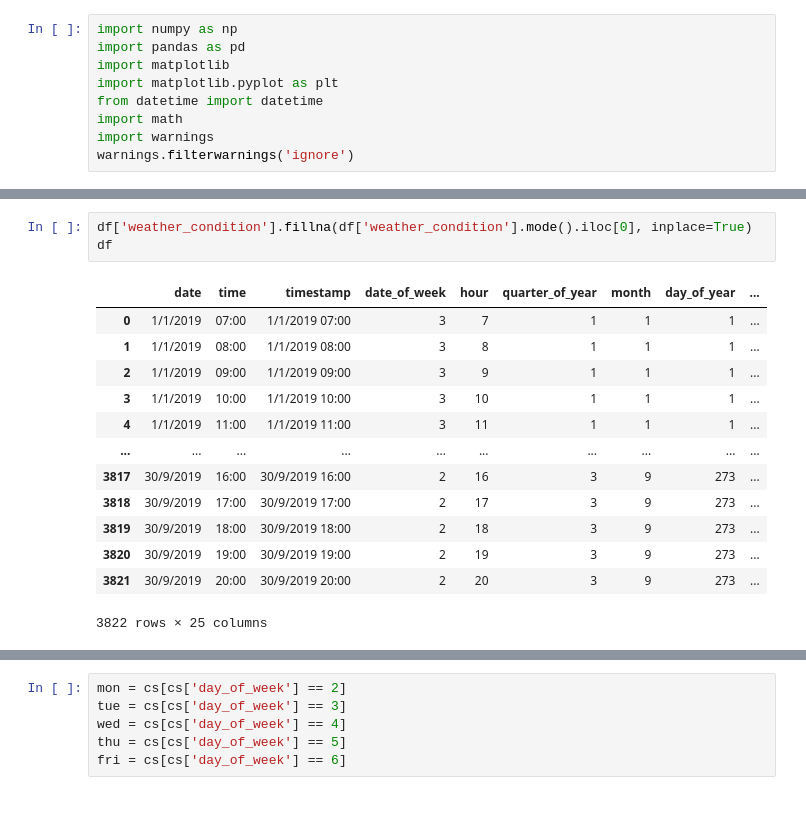
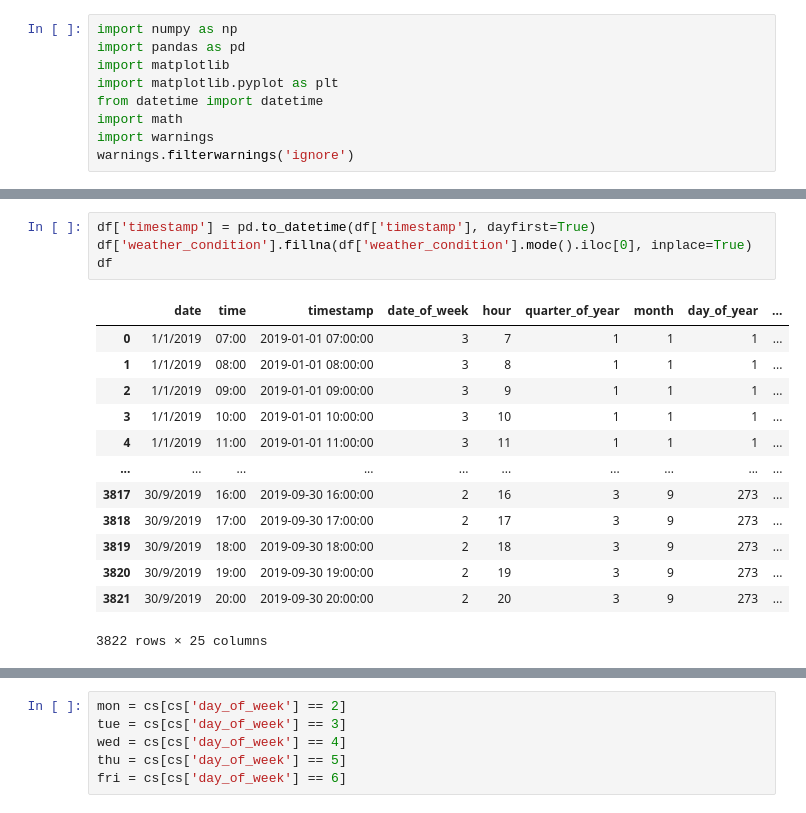
Before and after one commit to winnpm/ha-mo_data_visualization, a Jupyter notebook: Final Models.ipynb, the cells around one changed output, grey strips where cells are left out. Drawn from its saved outputs; the diff is of its cells as text.

```diff
--- a/Final Models.ipynb
+++ b/Final Models.ipynb
@@ -15,19 +31,20 @@ FileNotFoundError: [Errno 2] File data_for_ml_v5.csv does not exist: 'data_for_m
 # %%
+df['timestamp'] = pd.to_datetime(df['timestamp'], dayfirst=True)
 df['weather_condition'].fillna(df['weather_condition'].mode().iloc[0], inplace=True)
 df
 # %% [output]
 |  | date | time | timestamp | date_of_week | hour | quarter_of_year | month | day_of_year | ... |
-| 0 | 1/1/2019 | 07:00 | 1/1/2019 07:00 | 3 | 7 | 1 | 1 | 1 | ... |
-| 1 | 1/1/2019 | 08:00 | 1/1/2019 08:00 | 3 | 8 | 1 | 1 | 1 | ... |
-| 2 | 1/1/2019 | 09:00 | 1/1/2019 09:00 | 3 | 9 | 1 | 1 | 1 | ... |
-| 3 | 1/1/2019 | 10:00 | 1/1/2019 10:00 | 3 | 10 | 1 | 1 | 1 | ... |
-| 4 | 1/1/2019 | 11:00 | 1/1/2019 11:00 | 3 | 11 | 1 | 1 | 1 | ... |
+| 0 | 1/1/2019 | 07:00 | 2019-01-01 07:00:00 | 3 | 7 | 1 | 1 | 1 | ... |
+| 1 | 1/1/2019 | 08:00 | 2019-01-01 08:00:00 | 3 | 8 | 1 | 1 | 1 | ... |
+| 2 | 1/1/2019 | 09:00 | 2019-01-01 09:00:00 | 3 | 9 | 1 | 1 | 1 | ... |
+| 3 | 1/1/2019 | 10:00 | 2019-01-01 10:00:00 | 3 | 10 | 1 | 1 | 1 | ... |
+| 4 | 1/1/2019 | 11:00 | 2019-01-01 11:00:00 | 3 | 11 | 1 | 1 | 1 | ... |
 | ... | ... | ... | ... | ... | ... | ... | ... | ... | ... |
-| 3817 | 30/9/2019 | 16:00 | 30/9/2019 16:00 | 2 | 16 | 3 | 9 | 273 | ... |
-| 3818 | 30/9/2019 | 17:00 | 30/9/2019 17:00 | 2 | 17 | 3 | 9 | 273 | ... |
-| 3819 | 30/9/2019 | 18:00 | 30/9/2019 18:00 | 2 | 18 | 3 | 9 | 273 | ... |
-| 3820 | 30/9/2019 | 19:00 | 30/9/2019 19:00 | 2 | 19 | 3 | 9 | 273 | ... |
-| 3821 | 30/9/2019 | 20:00 | 30/9/2019 20:00 | 2 | 20 | 3 | 9 | 273 | ... |
+| 3817 | 30/9/2019 | 16:00 | 2019-09-30 16:00:00 | 2 | 16 | 3 | 9 | 273 | ... |
+| 3818 | 30/9/2019 | 17:00 | 2019-09-30 17:00:00 | 2 | 17 | 3 | 9 | 273 | ... |
+| 3819 | 30/9/2019 | 18:00 | 2019-09-30 18:00:00 | 2 | 18 | 3 | 9 | 273 | ... |
+| 3820 | 30/9/2019 | 19:00 | 2019-09-30 19:00:00 | 2 | 19 | 3 | 9 | 273 | ... |
+| 3821 | 30/9/2019 | 20:00 | 2019-09-30 20:00:00 | 2 | 20 | 3 | 9 | 273 | ... |
 3822 rows × 25 columns
 # %%
 cs = pd.read_csv('class_schedule.csv')
```
Also changed, not shown: parts of 59 cells of this notebook, 7 other files.
